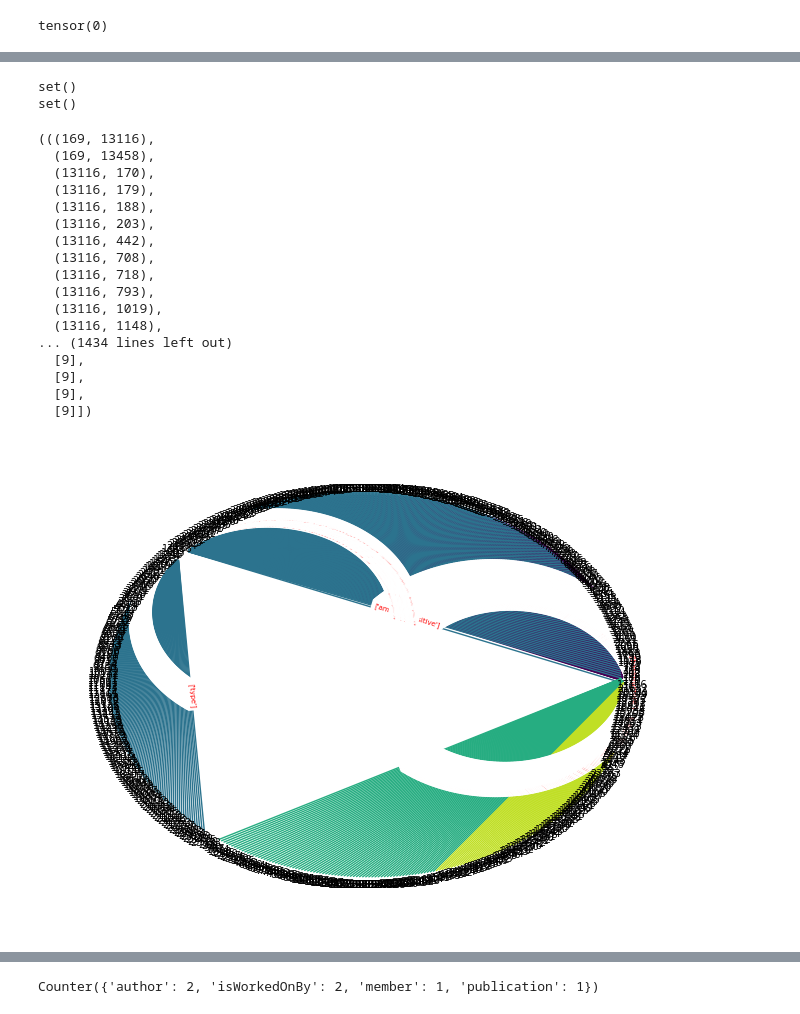
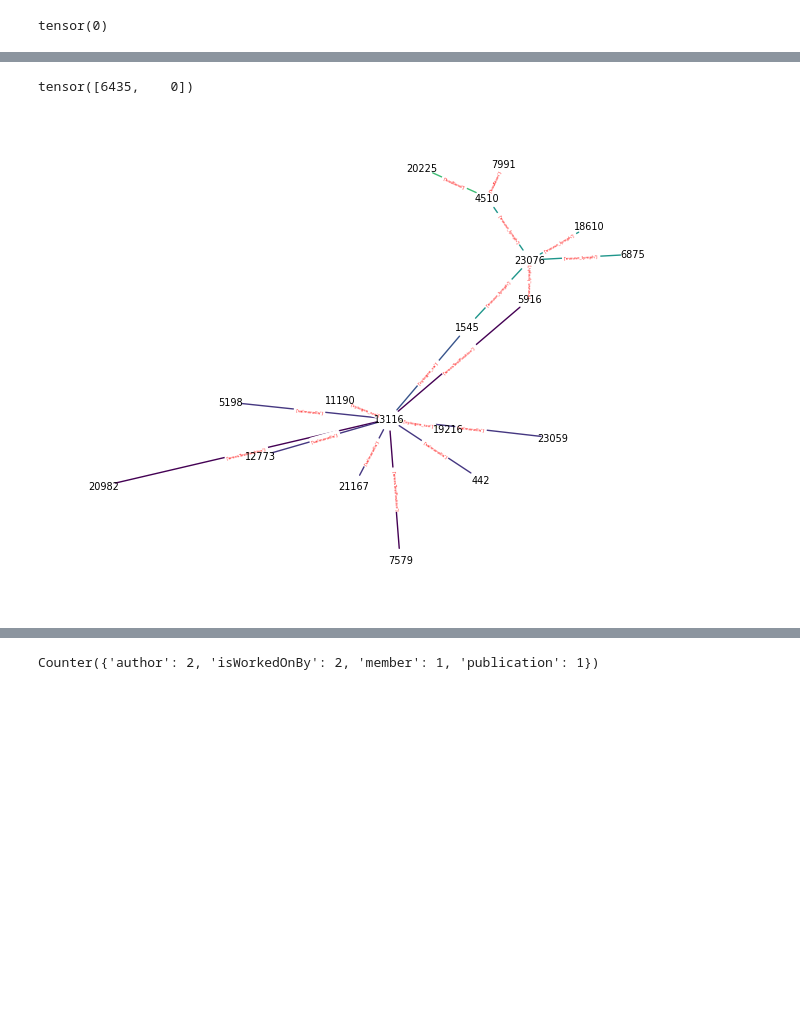
Before and after one commit to traopia/RGCN-Explainer, a Jupyter notebook: RGCN_stuff/visualization.ipynb, the cells around one changed output, grey strips where cells are left out. Cells and saved outputs as stored; diff of their text form; code cells hidden in the pictures; blank space fills up the shorter version.

```diff
--- a/RGCN_stuff/visualization.ipynb
+++ b/RGCN_stuff/visualization.ipynb
@@ -111,7 +672,7 @@ tensor(0)
 #path = 'chk/aifb_chk/exp/init_overall_frequency_hops_2_lr_0.5_adaptive_False_size_0.005_sizestd_adaptive_ent_10_type_1_killtype_True_break_no/masked_adj'
 path = 'chk/mutag_chk/exp/init_normal_hops_2_lr_0.5_adaptive_False_size_0.0005_sizestd_adaptive_ent_10_type_1_killtype_True_break_no/masked_adj'
 
-node_idx = 203
+node_idx = 4510
 n_hop = 2
 threshold = 0.5
 name = 'mutag'
@@ -122,5 +683,12 @@ d_classes(data)
 v = torch.load(f'{path}/masked_ver{node_idx}')
 h = torch.load(f'{path}/masked_hor{node_idx}')
 h_t, v_t,t_h, t_v = threshold_mask(h,v,data,15)
-visualize(node_idx, n_hop, data, v_t,threshold,name, result_weights=False, low_threshold=False,experiment_name=None, selected_visualization=True,connected_subgraph=True)
+edges, weights = visualize(node_idx, n_hop, data, v_t,threshold,name, result_weights=False, low_threshold=False,experiment_name=None, selected_visualization=True,connected_subgraph=False)
+selected_triples = []
+for i,j in zip(edges, weights):
+    selected_triples.append([i[0], j[0], i[1]])
+    if len(j) > 1:
+        selected_triples.append([data.i2e[i[0]][0], data.i2r[j[1]], data.i2e[i[1]][0]])
+selected_triples
+print(len(selected_triples))
 # %% [output]
@@ -139,0 +699,25 @@ set()
+# %%
+path = 'chk/dbo_gender_chk/exp/exp/init_normal_hops_2_lr_0.1_adaptive_False_size_0.0005_sizestd_adaptive_ent_1_type_1_killtype_False_break_no/masked_adj'
+
+node_idx = 8233#6435
+n_hop = 2
+threshold = 0.5
+name = 'dbo_gender'
+if name in ['aifb', 'mutag', 'bgs', 'am', 'mdgenre']:
+    data = kg.load(name, torch=True, final=False)
+if 'IMDb' in name:
+    data = torch.load(f'data/IMDB/finals/{name}.pt')
+if 'dbo' in name:
+    data = torch.load(f'data/DBO/finals/{name}.pt')
+data.triples = torch.Tensor(data.triples).to(int)
+data.withheld = torch.Tensor(data.withheld).to(int)
+data.training = torch.Tensor(data.training).to(int)
+d_classes(data)
+get_relations(data)
+relations = list(set([data.i2rel[i][0] for i in range(len(data.i2rel))]))
+relations
+
+v = torch.load(f'{path}/masked_ver{node_idx}')
+h = torch.load(f'{path}/masked_hor{node_idx}')
+h_t, v_t,t_h, t_v = threshold_mask(h,v,data,15)
+visualize(node_idx, n_hop, data, v_t,threshold,name, result_weights=False, low_threshold=False,experiment_name=None, selected_visualization=True,connected_subgraph=False)
@@ -139,0 +744,7 @@ set()
+# %%
+
+for i in data.withheld:
+    if i[0] == node_idx:
+        print(i)
+# %% [output]
+tensor([6435,    0])
@@ -140,23 +960,4 @@ set()
 # %%
-visualize(node_idx, n_hop, data, v_t,threshold,name, result_weights=False, low_threshold=False,experiment_name=None, selected_visualization=False,connected_subgraph=True)
+edges, weights = visualize(node_idx, n_hop, data, v_t,threshold,name, result_weights=False, low_threshold=False,experiment_name=None, selected_visualization=True,connected_subgraph=False,make_connected=True)
 # %% [output]
-set()
-set()
-(((169, 13116),
-  (169, 13458),
-  (13116, 170),
-  (13116, 179),
-  (13116, 188),
-  (13116, 203),
-  (13116, 442),
-  (13116, 708),
-  (13116, 718),
-  (13116, 793),
-  (13116, 1019),
-  (13116, 1148),
-... (1434 lines left out)
-  [9],
-  [9],
-  [9],
-  [9]])
-[figure, old version]
+[figure, new version]
```
Also changed, not shown: parts of 16 cells of this notebook, 19 other files.
